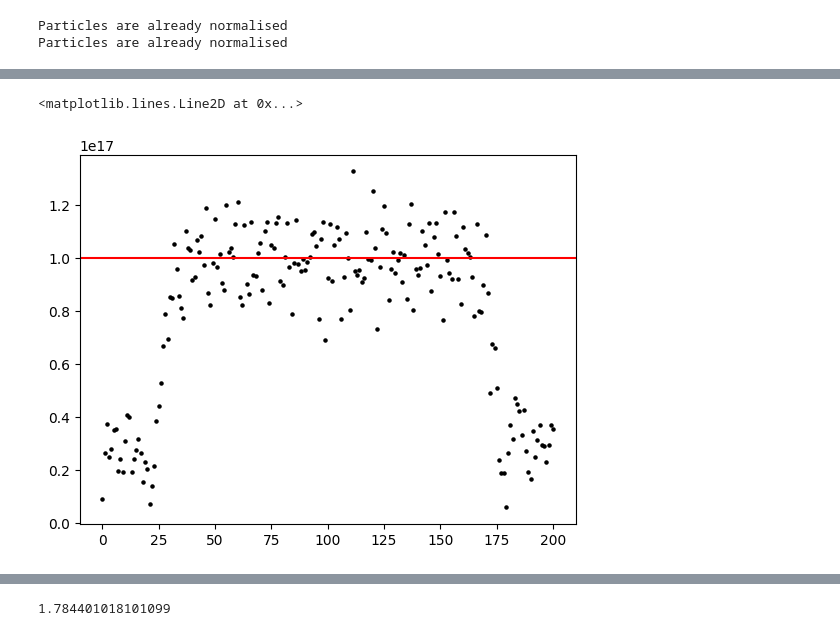
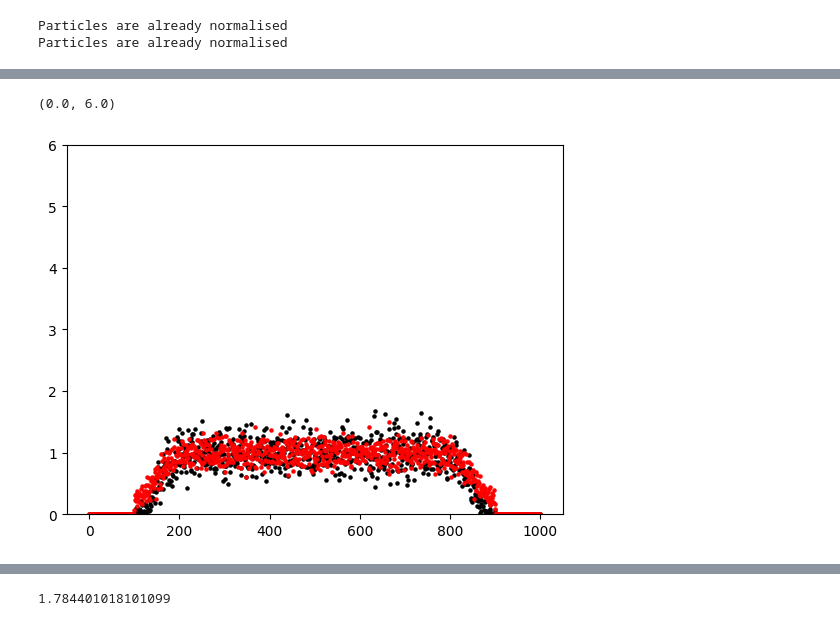
Before and after one commit to setupishe/PlasmaPython, a Jupyter notebook: results_see.ipynb, the cells around one changed output, grey strips where cells are left out. Saved outputs shown, nothing was run; the diff lists cells and outputs as text; code cells hidden in the pictures.

```diff
--- a/results_see.ipynb
+++ b/results_see.ipynb
@@ -145,0 +161,3 @@ constant_conc
+# %%
+
+file_path = "test_see.bin"
@@ -145,0 +167,2 @@ constant_conc
+# %%
+every_n_save = 100
@@ -145,0 +171,6 @@ constant_conc
+# %%
+constant_n = 0
+for particles in (electrons, ions):
+    mask = range_mask(particles, (500, 550))
+    slc = particles[mask]
+    constant_n += slc.n_macro
@@ -187,0 +216,20 @@ KeyboardInterrupt:
+# %%
+electrons_over_time = []
+ions_over_time = []
+e_conc_history = []
+i_conc_history = []
+phi_center = []
+phi_over_time = []
+e_over_time = []
+e_distr = []
+i_distr = []
+for nodes, particles, walls in loop_over_states(file_path):
+    electrons_over_time.append(particles[0].n_macro)
+    ions_over_time.append(particles[1].n_macro)
+    e_conc_history.append(nodes.conc_e.copy())
+    i_conc_history.append(nodes.conc_i.copy())
+    phi_over_time.append(nodes.phi.copy())
+    e_over_time.append(nodes.E.copy())
+    e_distr.append(particles[0].v.copy())
+    i_distr.append(particles[1].v.copy())
+    phi_center.append(nodes.phi[500])
@@ -197,7 +333,9 @@ len(conc_history)
 # %%
+n = 2500
 fig, ax = plt.subplots()
-ax.scatter(np.arange(201), conc_history[-1], color="k", s=5)
-ax.axhline(constant_conc/2, color="r")
+ax.scatter(np.arange(N_x+1), e_conc_history[n]/1e17, color="k", s=5)
+ax.scatter(np.arange(N_x+1), i_conc_history[n]/1e17, color="r", s=5)
+ax.set_ylim((0, 6))
 # %% [output]
-<matplotlib.lines.Line2D at 0x...>
+(0.0, 6.0)
-[figure, old version]
+[figure, new version]
```
Also changed, not shown: parts of 54 cells of this notebook, 18 other files.
